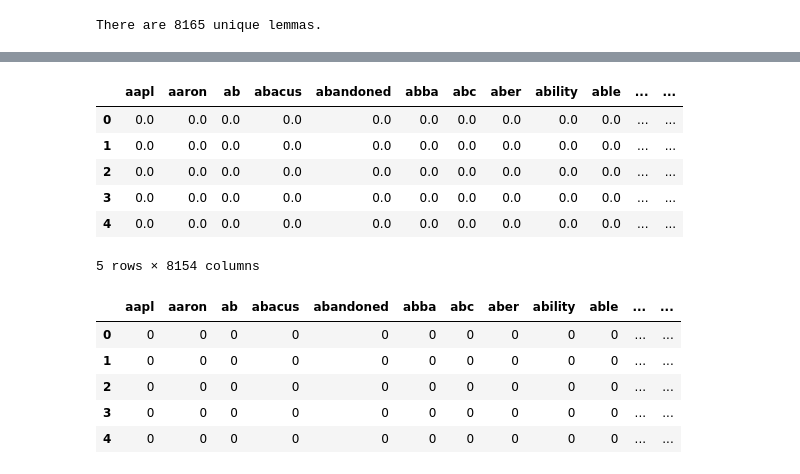
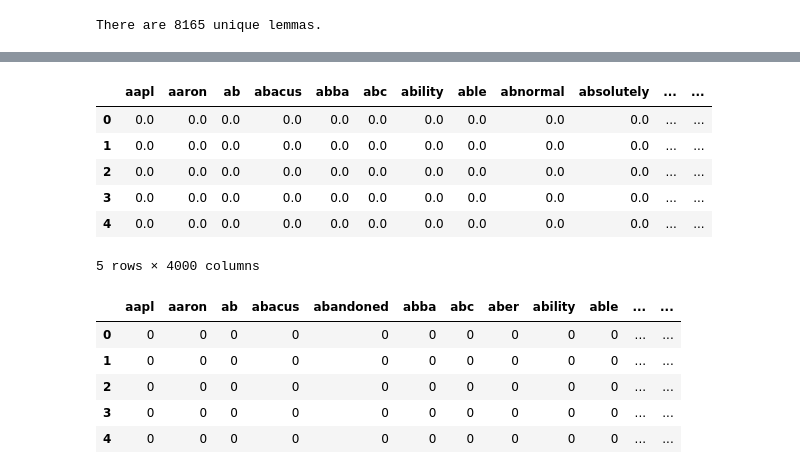
Before and after one commit to meghana-pakala/NLP-project, a Jupyter notebook: notebooks-2/exploring-data-KP.ipynb, the cells around one changed output, grey strips where cells are left out. Saved outputs shown, nothing was run; the diff lists cells and outputs as text; code cells hidden in the pictures.

```diff
--- a/notebooks-2/exploring-data-KP.ipynb
+++ b/notebooks-2/exploring-data-KP.ipynb
@@ -312,18 +325,18 @@ There are 8165 unique lemmas.
 # %%
 #TF-IDF vectorizer: content
-tf_vec = TfidfVectorizer(token_pattern=r"([a-zA-Z]+(?:'[a-z]+)?)", stop_words=sw)
+tf_vec = TfidfVectorizer(token_pattern=r"([a-zA-Z]+(?:'[a-z]+)?)", stop_words=sw, max_features=4000)
 tf = tf_vec.fit_transform(df.lemmatized_text)
 
 tf_vec_df = pd.DataFrame(tf.toarray(), columns=tf_vec.get_feature_names())
 tf_vec_df.head()
 # %% [output]
-|  | aapl | aaron | ab | abacus | abandoned | abba | abc | aber | ability | able | ... | ... |
+|  | aapl | aaron | ab | abacus | abba | abc | ability | able | abnormal | absolutely | ... | ... |
 | 0 | 0.0 | 0.0 | 0.0 | 0.0 | 0.0 | 0.0 | 0.0 | 0.0 | 0.0 | 0.0 | ... | ... |
 | 1 | 0.0 | 0.0 | 0.0 | 0.0 | 0.0 | 0.0 | 0.0 | 0.0 | 0.0 | 0.0 | ... | ... |
 | 2 | 0.0 | 0.0 | 0.0 | 0.0 | 0.0 | 0.0 | 0.0 | 0.0 | 0.0 | 0.0 | ... | ... |
 | 3 | 0.0 | 0.0 | 0.0 | 0.0 | 0.0 | 0.0 | 0.0 | 0.0 | 0.0 | 0.0 | ... | ... |
 | 4 | 0.0 | 0.0 | 0.0 | 0.0 | 0.0 | 0.0 | 0.0 | 0.0 | 0.0 | 0.0 | ... | ... |
-5 rows × 8154 columns
+5 rows × 4000 columns
 # %%
 count_df.head()
 # %% [output]
```
Also changed, not shown: parts of 29 cells of this notebook.
